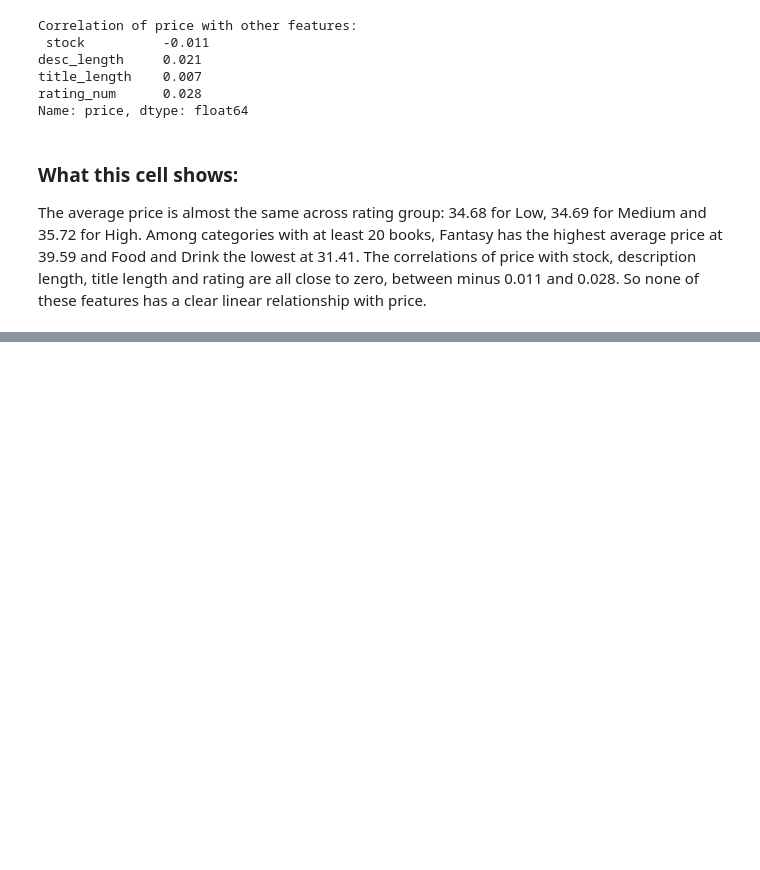
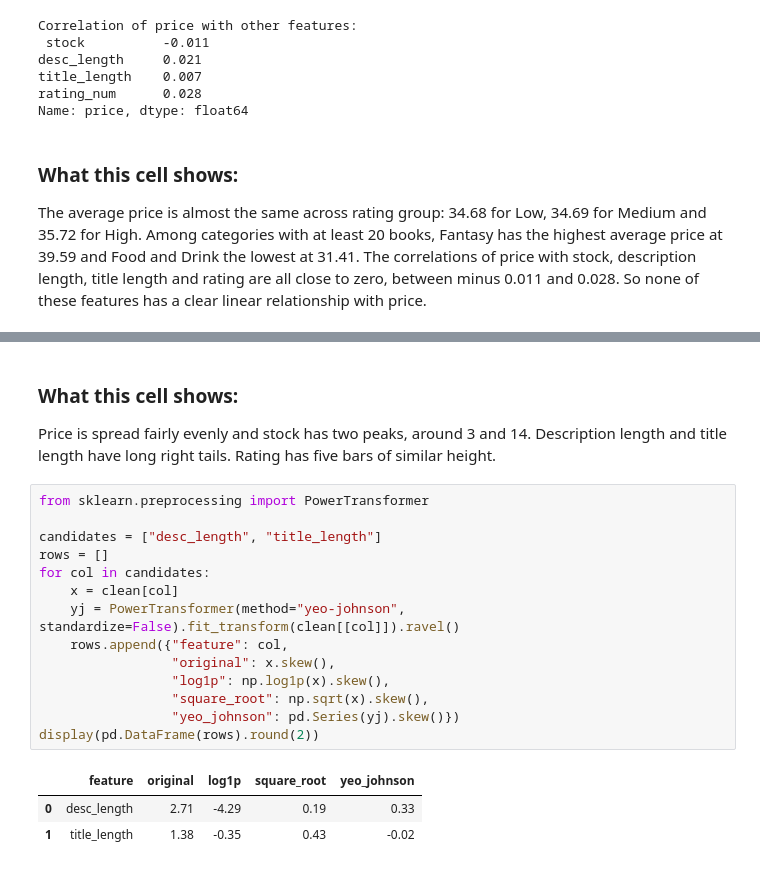
Before and after one commit to l253042/E-commerce, a Jupyter notebook: notebooks/E-commerce.ipynb, the cells around one changed output, grey strips where cells are left out. Drawn from its saved outputs; the diff is of its cells as text; blank space fills up the shorter version.

```diff
--- a/notebooks/E-commerce.ipynb
+++ b/notebooks/E-commerce.ipynb
@@ -812,0 +846,21 @@ The average price is almost the same across rating group: 34.68 for Low, 34.69 f
+# %% [markdown]
+### What this cell shows:
+Price is spread fairly evenly and stock has two peaks, around 3 and 14. Description length and title length have long right tails. Rating has five bars of similar height.
+# %%
+from sklearn.preprocessing import PowerTransformer
+
+candidates = ["desc_length", "title_length"]
+rows = []
+for col in candidates:
+    x = clean[col]
+    yj = PowerTransformer(method="yeo-johnson", standardize=False).fit_transform(clean[[col]]).ravel()
+    rows.append({"feature": col,
+                 "original": x.skew(),
+                 "log1p": np.log1p(x).skew(),
+                 "square_root": np.sqrt(x).skew(),
+                 "yeo_johnson": pd.Series(yj).skew()})
+display(pd.DataFrame(rows).round(2))
+# %% [output]
+|  | feature | original | log1p | square_root | yeo_johnson |
+| 0 | desc_length | 2.71 | -4.29 | 0.19 | 0.33 |
+| 1 | title_length | 1.38 | -0.35 | 0.43 | -0.02 |
```
Also changed, not shown: parts of 12 cells of this notebook, 3 other files.
